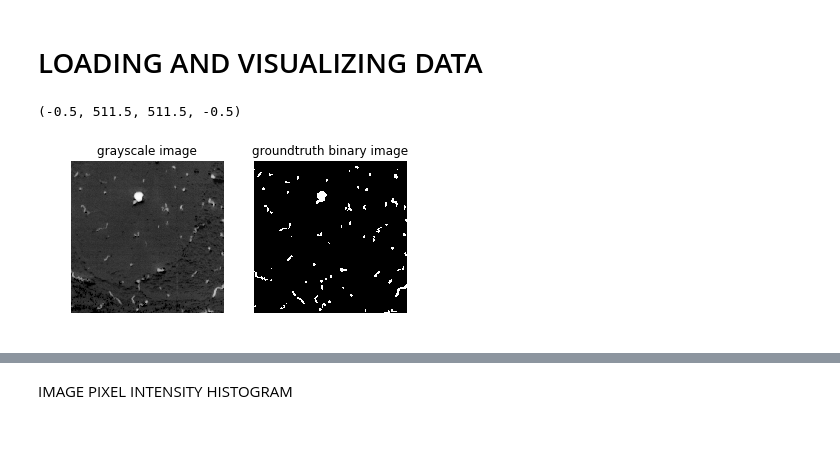
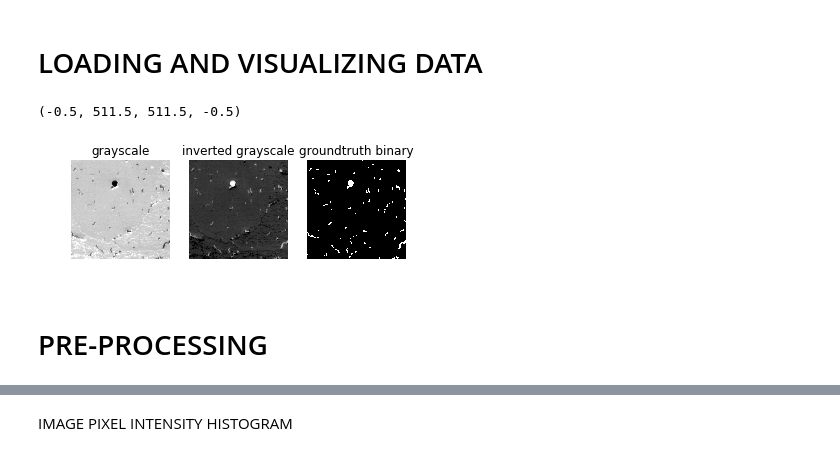
Before and after one commit to pranathivemuri/image-segmentation-validation, a Jupyter notebook: image-segmentation-validation/binary_image_segmentation_validation.ipynb, the cells around one changed output, grey strips where cells are left out. Saved outputs shown, nothing was run; the diff lists cells and outputs as text; code cells hidden in the pictures.

```diff
--- a/image-segmentation-validation/binary_image_segmentation_validation.ipynb
+++ b/image-segmentation-validation/binary_image_segmentation_validation.ipynb
@@ -17,16 +17,22 @@ plt.ion()
 # %%
 grayscale = scipy.misc.imread("grayscale.png")
 grayscale = 255 - grayscale
 groundtruth = scipy.misc.imread("groundtruth.png")
 
-plt.subplot(1, 2, 1)
+plt.subplot(1, 3, 1)
+plt.imshow(255 - grayscale, cmap='gray')
+plt.title("grayscale")
+plt.axis("off")
+plt.subplot(1, 3, 2)
 plt.imshow(grayscale, cmap='gray')
-plt.title("grayscale image")
+plt.title("inverted grayscale")
 plt.axis("off")
-plt.subplot(1, 2, 2)
+plt.subplot(1, 3, 3)
 plt.imshow(groundtruth, cmap='gray')
-plt.title("groundtruth binary image")
+plt.title("groundtruth binary")
 plt.axis("off")
 # %% [output]
 (-0.5, 511.5, 511.5, -0.5)
-[figure, old version]
+[figure, new version]
+# %% [markdown]
+# PRE-PROCESSING
```
Also changed, not shown: parts of 9 cells of this notebook.
